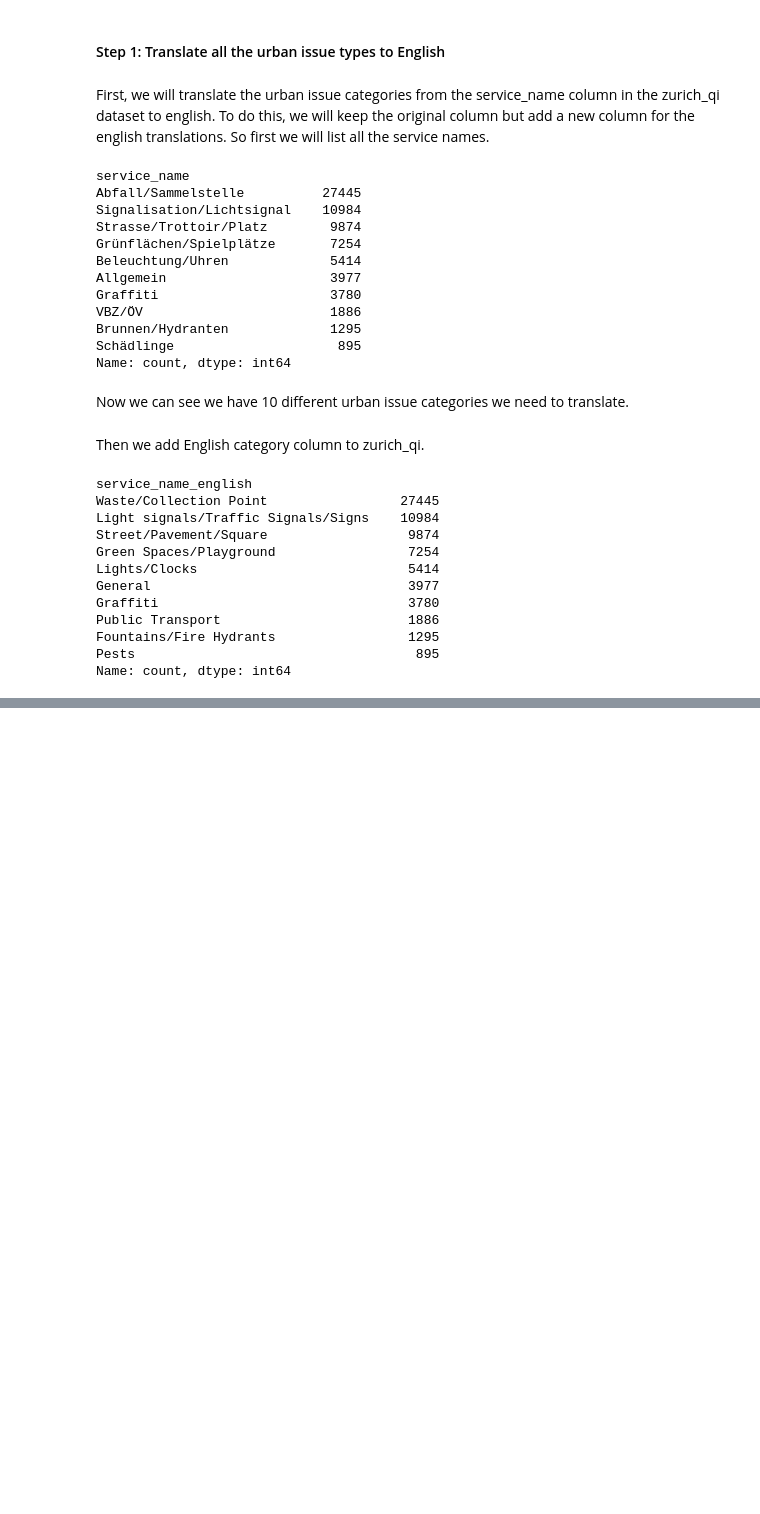
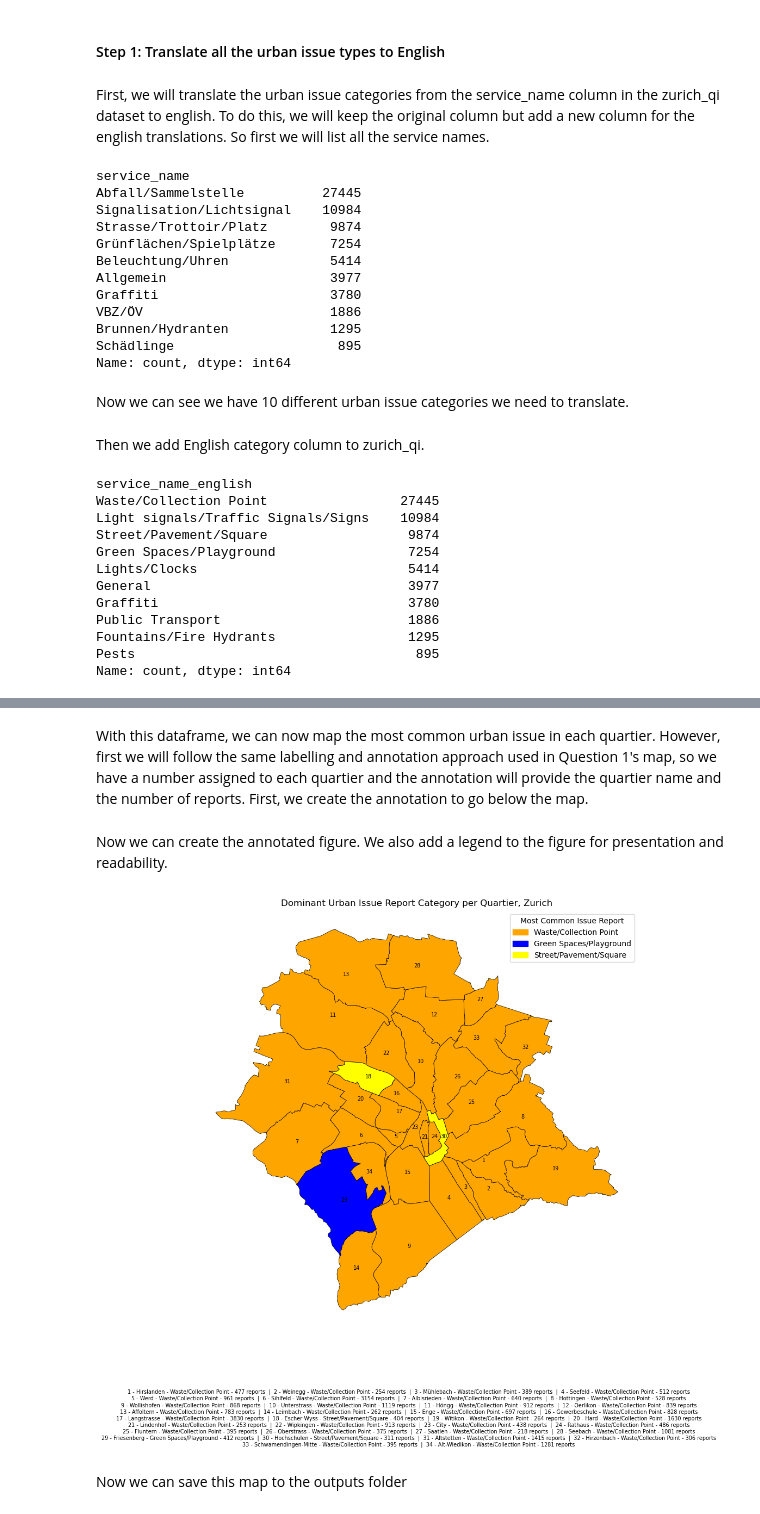
Before and after one commit to dnugent01/zurich-urban-issues, a Jupyter notebook: notebooks/analysis.ipynb, the cells around one changed output, grey strips where cells are left out. Saved outputs shown, nothing was run; the diff lists cells and outputs as text; code cells hidden in the pictures; blank space fills up the shorter version.

```diff
--- a/notebooks/analysis.ipynb
+++ b/notebooks/analysis.ipynb
@@ -508,0 +646,72 @@ Name: count, dtype: int64
+# %% [markdown]
+With this dataframe, we can now map the most common urban issue in each quartier. However, first we will follow the same labelling and annotation approach used in Question 1's map, so we have a number assigned to each quartier and the annotation will provide the quartier name and the number of reports. First, we create the annotation to go below the map.
+# %%
+#create a label number for each quartier
+annotation_entries_q2 = [ #creating the annotation string
+    f"{row['label']} - {row['qname']} - {row['service_name_english']} - {row['count']} reports"#e.g. 1 - Hirslanden - Waste/Collection Point - 477 reports
+    for _, row in quartier_colored_categories.iterrows()
+]
+
+#organize how the annotation will look under the map
+entries_per_line_q2 = 4
+
+lines_q2 =[] #create an empty list, this will hold each line of text of the annotation
+
+for i in range(0, len(annotation_entries_q2), entries_per_line_q2): #loops through entries in steps of
+    #i takes the index values 0, 4, 8, etc. of annotation_entries_q2, processing them in groups of 4
+    chunk = annotation_entries_q2[i:i + entries_per_line_q2]#this slices out 4 entries from the list
+    #for example, [0:4] slices out the first 4 quartiers, [4:8] slices out the next 5 quartiers, etc.
+    lines_q2.append("  |  ".join(chunk))#joins the 4 entries in a single string seperate by |, and adds these to the lines list
+#each element of the lines list is therefore one full row of the annotation text
+annotation_q2 = "\n".join(lines_q2)#joins all the annotation lines together, with "\n".join(lines_q2) creating a new line between each element
+# %% [markdown]
+Now we can create the annotated figure. We also add a legend to the figure for presentation and readability.
+# %%
+# figure axis
+fig, ax = plt.subplots(figsize=(12, 10))
+quartier_colored_categories.plot(
+    color=quartier_colored_categories["color"],
+    legend=True,
+    edgecolor="black",
+    linewidth=0.5,
+    ax=ax
+)
+
+#now we add label numbers to the centroid of each quartier polygon
+for idx, row in quartier_colored_categories.iterrows(): #tells python go through every row in the dataframe(idx is row number, rows contain values)
+        middle_point = row.geometry.representative_point() #guarantees the point is inside the polygon, specifically designed for such sitations
+        ax.text( #draw text on the map at the coordinates of each polygon centroid
+            middle_point.x,#now the representative point coordinates rather than the centroid coordinates
+            middle_point.y,
+            str(row["label"]),#make row number the label of the polygon, str() used to convert labels from numbers to strings so matplotlib can process them
+            ha="center", #horizontal alignment of the label is at the center, number on centroid point
+            fontsize=7)
+
+#add the annotation below the map
+fig.text(
+    0.5, #centered on x-axis
+    -0.0005, #just below the y-axis
+    annotation_q2,
+    ha="center",
+    va="top",
+    fontsize=7,
+    transform=fig.transFigure
+)
+
+#add the legend to the top left of the figure
+import matplotlib.patches as mpatches
+
+legend_patches = []
+for cat, color in category_colors.items():
+    patch = mpatches.Patch(color=color, label=cat)
+    legend_patches.append(patch)
+ax.legend(handles=legend_patches, title="Most Common Issue Report", loc="upper right")
+
+#set the title and remove clutter
+ax.set_title("Dominant Urban Issue Report Category per Quartier, Zurich")
+ax.axis("off")
+plt.show()
+# %% [output]
+[figure, added]
+# %% [markdown]
+Now we can save this map to the outputs folder
```
Also changed, not shown: parts of 20 cells of this notebook, 4 other files.
